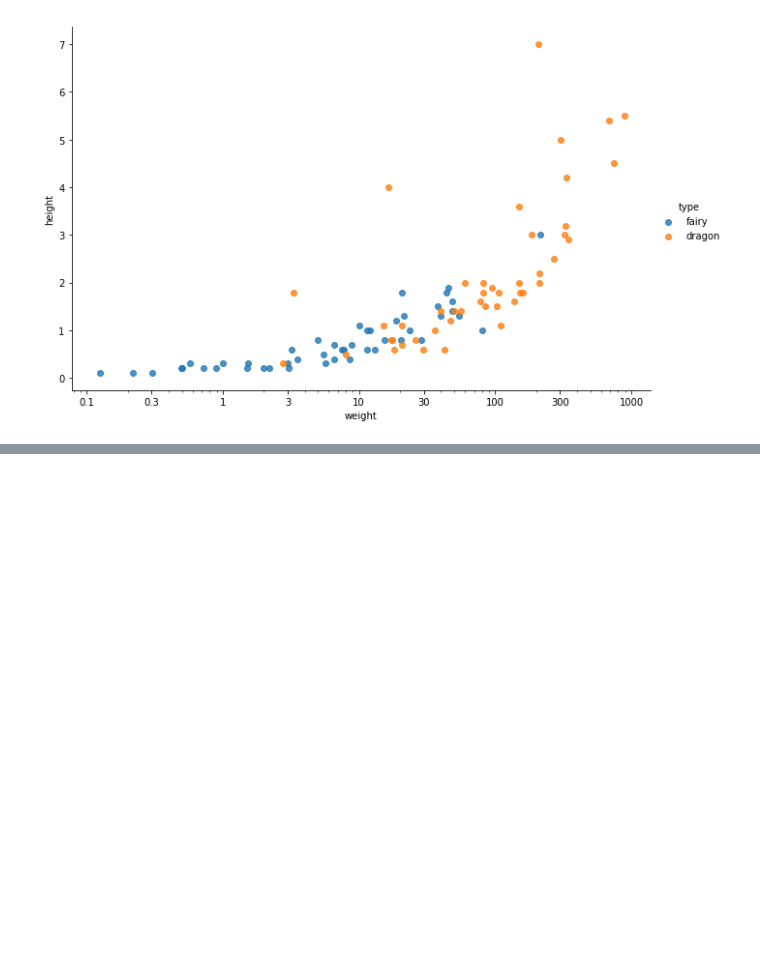
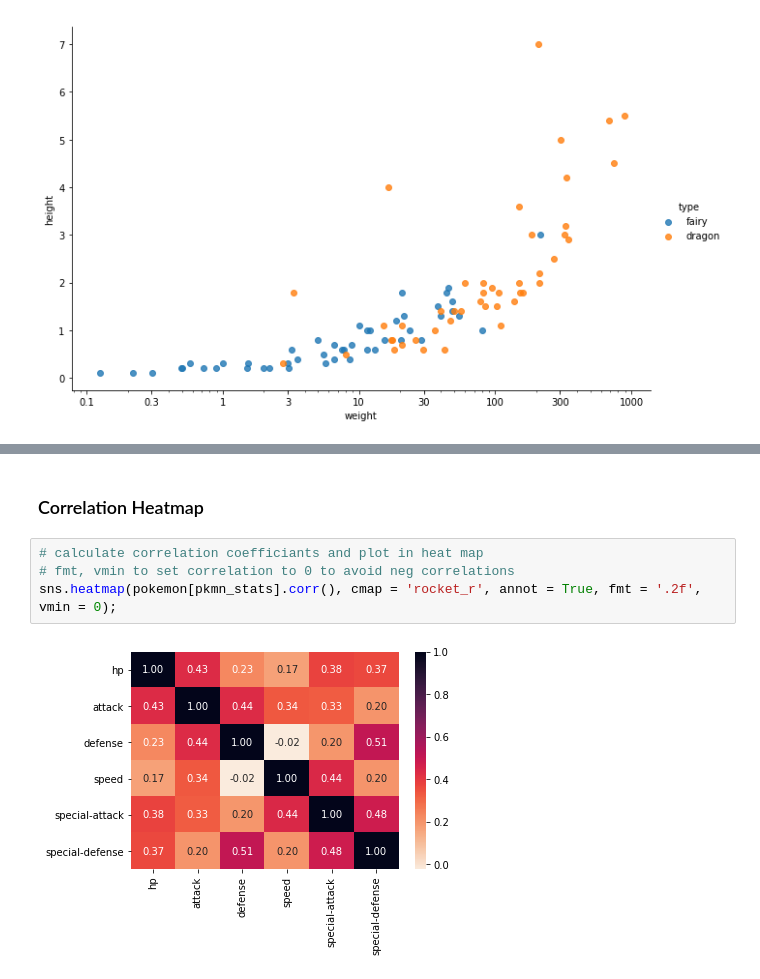
Before and after one commit to faymarie/data-visualization, a Jupyter notebook: Visualization_practise.ipynb, the cells around one changed output, grey strips where cells are left out. Drawn from its saved outputs; the diff is of its cells as text; blank space fills up the shorter version.

```diff
--- a/Visualization_practise.ipynb
+++ b/Visualization_practise.ipynb
@@ -566,0 +581,8 @@ There seems to be a significant difference in height and weight between fairy an
+# %% [markdown]
+### Correlation Heatmap
+# %%
+# calculate correlation coefficiants and plot in heat map
+# fmt, vmin to set correlation to 0 to avoid neg correlations
+sns.heatmap(pokemon[pkmn_stats].corr(), cmap = 'rocket_r', annot = True, fmt = '.2f', vmin = 0);
+# %% [output]
+[figure, added]
```
Also changed, not shown: parts of 2 cells of this notebook.
